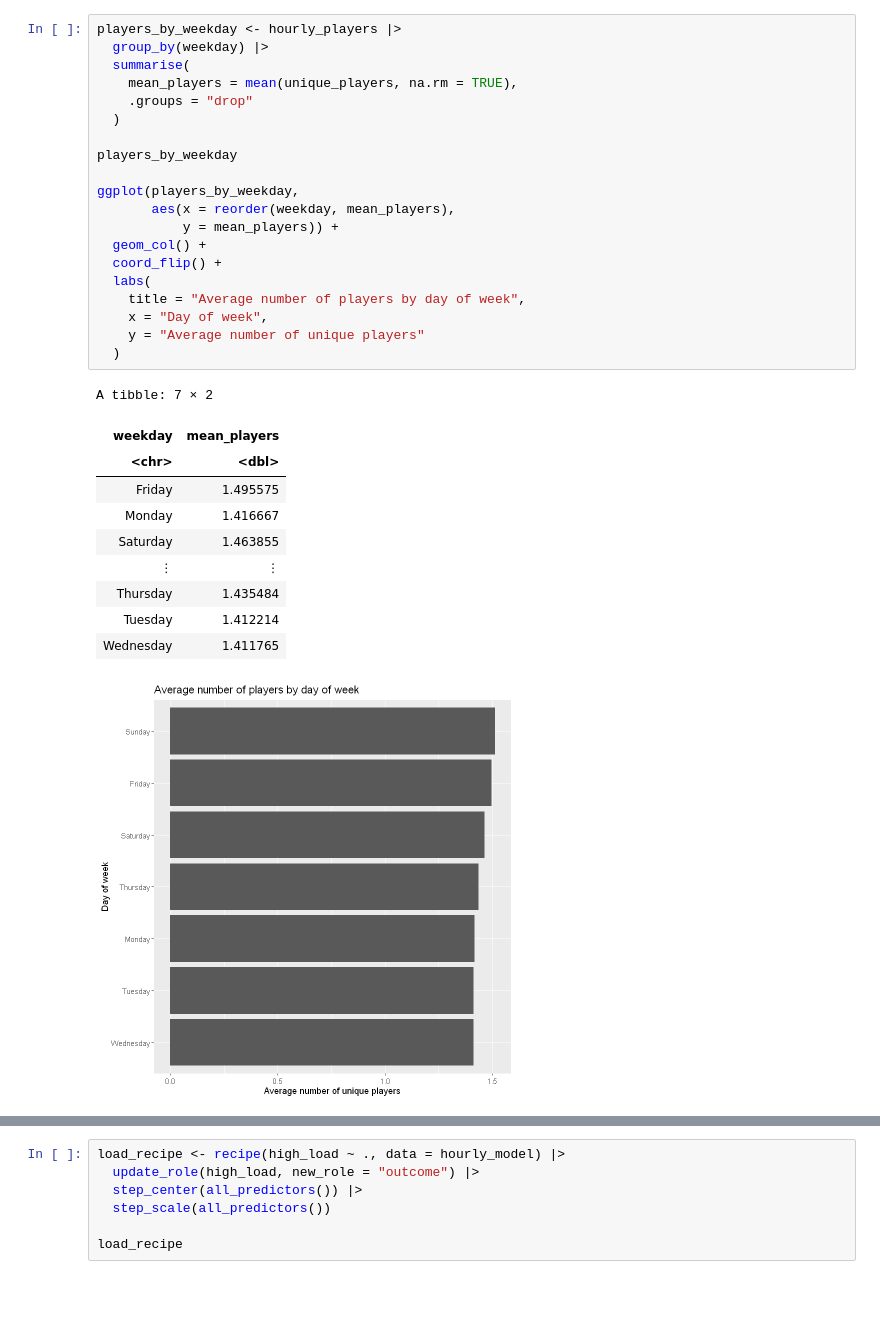
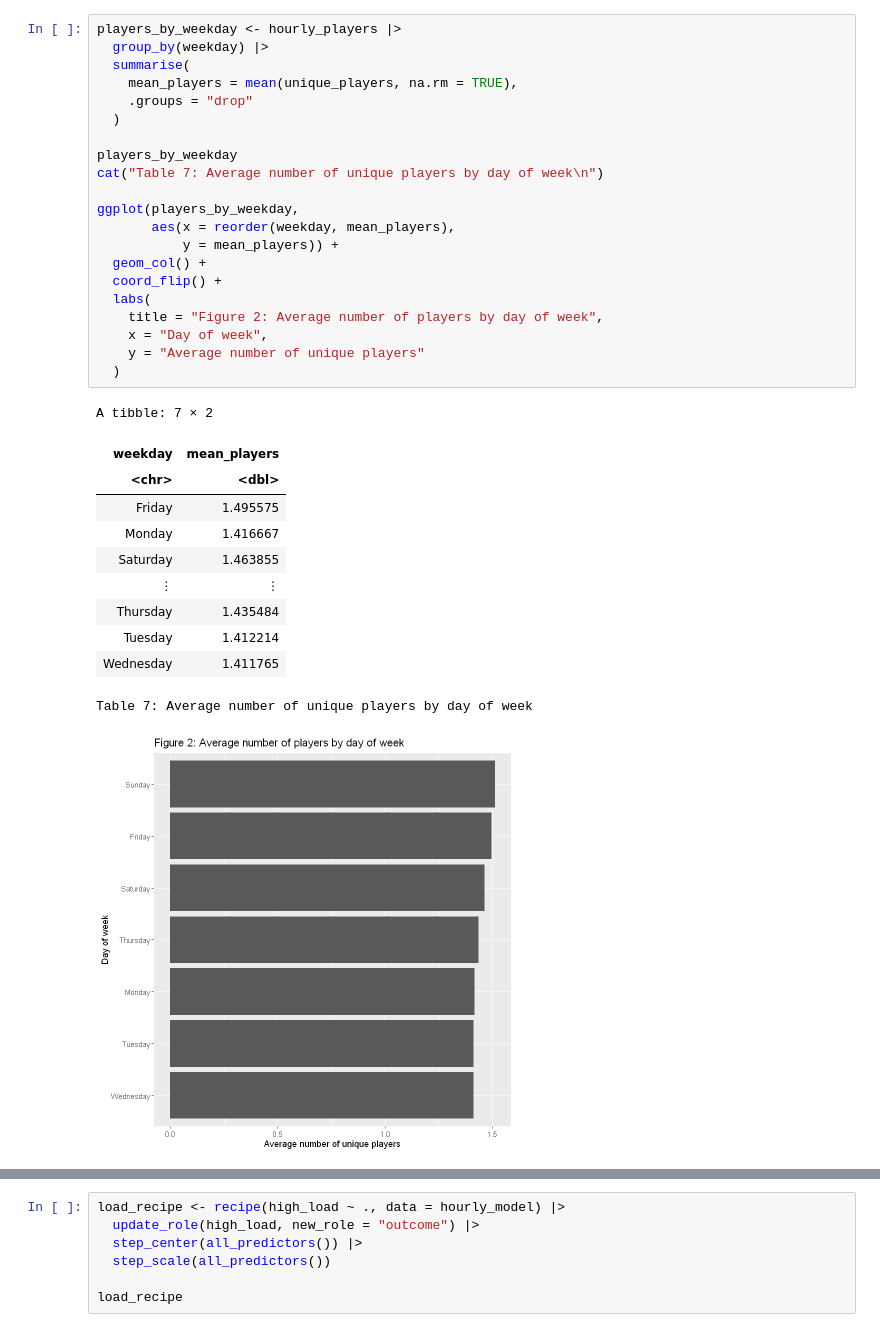
Before and after one commit to mansehajrandhawa/Data-Science-Project, a Jupyter notebook: Project Final Report.ipynb, the cells around one changed output, grey strips where cells are left out. Drawn from its saved outputs; the diff is of its cells as text; blank space fills up the shorter version.

```diff
--- a/Project Final Report.ipynb
+++ b/Project Final Report.ipynb
@@ -161,35 +187,37 @@ A tibble: 23 × 2
 # %%
 players_by_weekday <- hourly_players |>
   group_by(weekday) |>
   summarise(
     mean_players = mean(unique_players, na.rm = TRUE),
     .groups = "drop"
   )
 
 players_by_weekday
+cat("Table 7: Average number of unique players by day of week\n")
 
 ggplot(players_by_weekday,
        aes(x = reorder(weekday, mean_players),
            y = mean_players)) +
   geom_col() +
   coord_flip() +
   labs(
-    title = "Average number of players by day of week",
+    title = "Figure 2: Average number of players by day of week",
     x = "Day of week",
     y = "Average number of unique players"
   )
 # %% [output]
 A tibble: 7 × 2
 | weekday | mean_players |
 | <chr> | <dbl> |
 | Friday | 1.495575 |
 | Monday | 1.416667 |
 | Saturday | 1.463855 |
 | ⋮ | ⋮ |
 | Thursday | 1.435484 |
 | Tuesday | 1.412214 |
 | Wednesday | 1.411765 |
+Table 7: Average number of unique players by day of week
-[figure, old version]
+[figure, new version]
 # %%
 sessions_by_weekday <- sessions_wrangled |>
   group_by(weekday) |>
```
Also changed, not shown: parts of 21 cells of this notebook.
